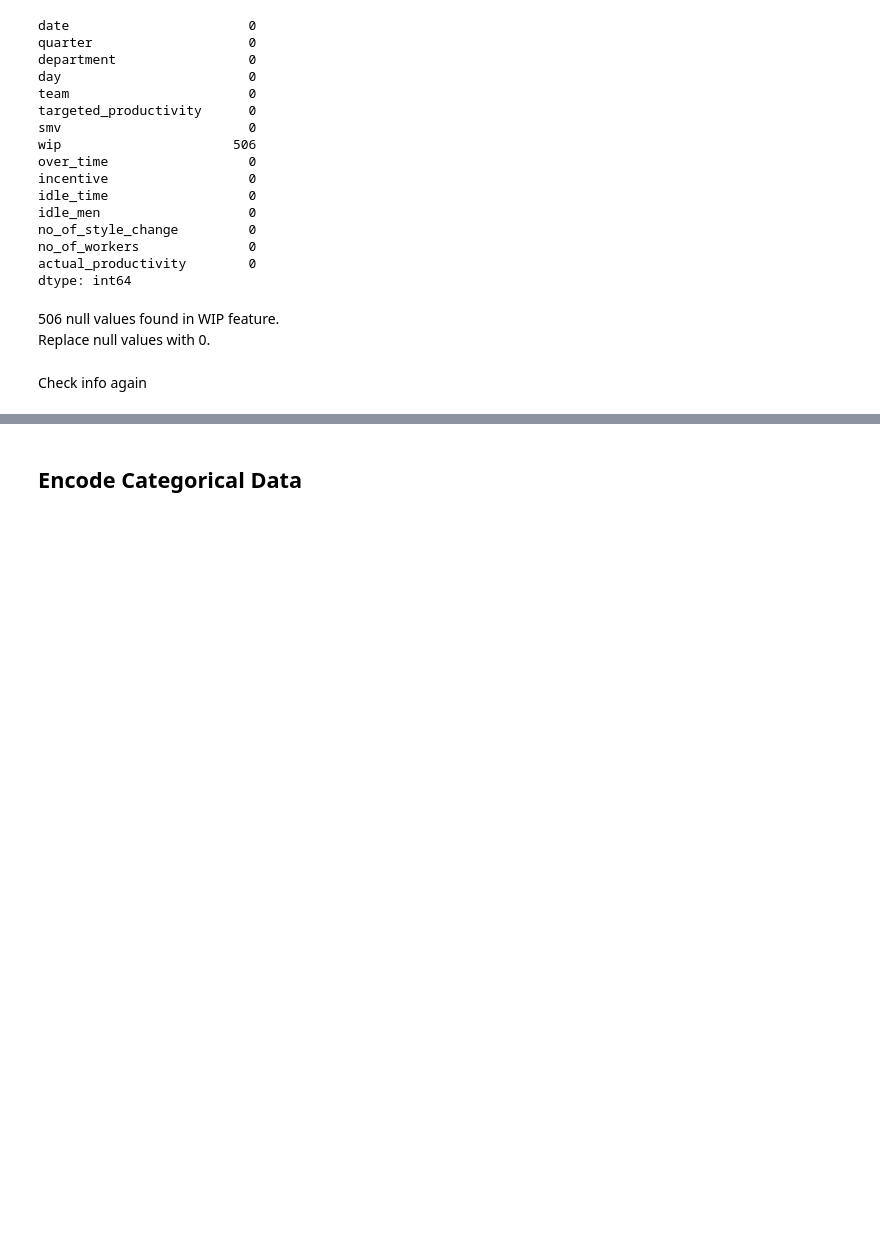
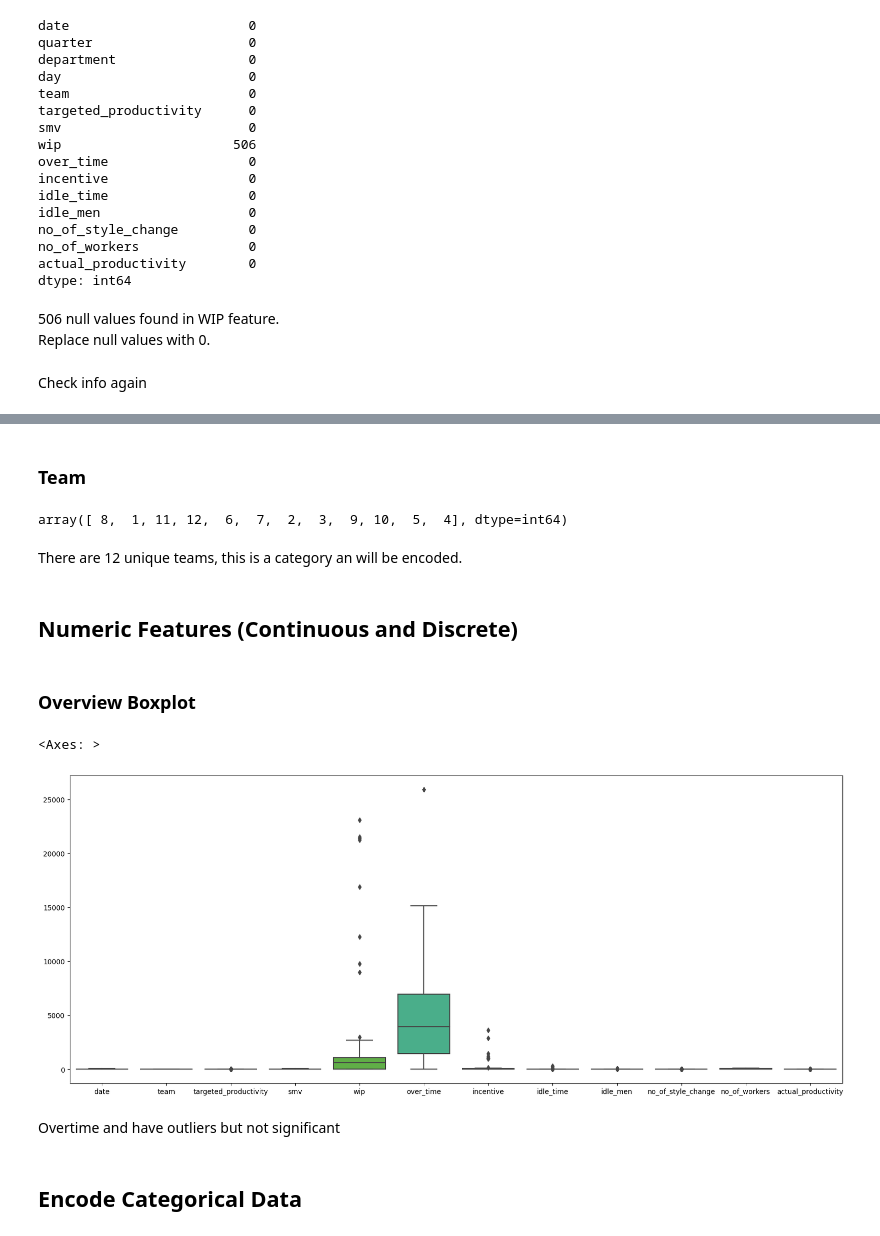
Before and after one commit to wakkevinh/CECS-456-Group-6-, a Jupyter notebook: CECS456Final.ipynb, the cells around one changed output, grey strips where cells are left out. Saved outputs shown, nothing was run; the diff lists cells and outputs as text; code cells hidden in the pictures; blank space fills up the shorter version.

```diff
--- a/CECS456Final.ipynb
+++ b/CECS456Final.ipynb
@@ -382,2 +382,22 @@ memory usage: 140.4+ KB
+# %% [markdown]
+### Team
+# %%
+dataset['team'].unique()
+# %% [output]
+array([ 8,  1, 11, 12,  6,  7,  2,  3,  9, 10,  5,  4], dtype=int64)
+# %% [markdown]
+There are 12 unique teams, this is a category an will be encoded.
+# %% [markdown]
+## Numeric Features (Continuous and Discrete)
+# %% [markdown]
+### Overview Boxplot
+# %%
+plt.figure(figsize=(20,8))
+sns.boxplot(data=dataset)
+# %% [output]
+<Axes: >
+[figure, added]
+# %% [markdown]
+Overtime and have outliers but not significant
 # %% [markdown]
 ## Encode Categorical Data
```
Also changed, not shown: parts of 10 cells of this notebook.
